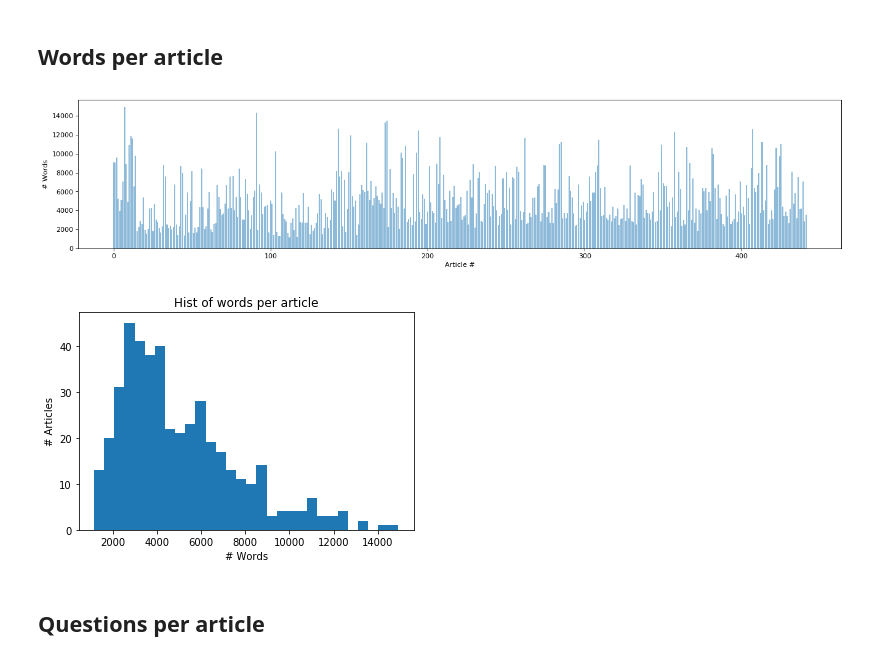
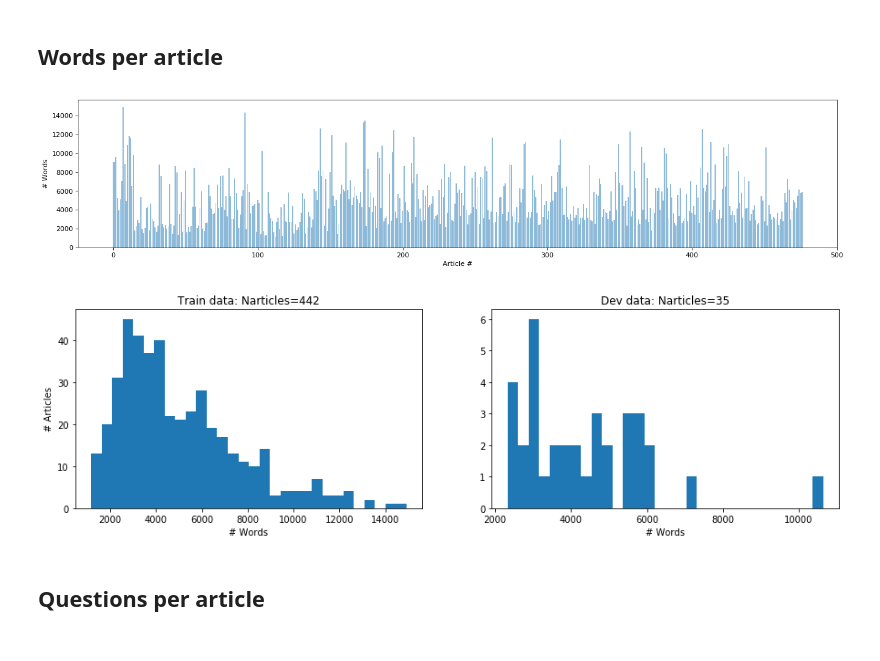
Before and after one commit to davestanley/mindpocket, a Jupyter notebook: play/data_EDA_FITB_generation.ipynb, the cells around one changed output. Saved outputs shown, nothing was run; the diff lists cells and outputs as text; code cells hidden in the pictures.

Commit message:
play/data_EDA_FITB_generation.ipynb: Now does EDA on both train and dev datasets

```diff
--- a/play/data_EDA_FITB_generation.ipynb
+++ b/play/data_EDA_FITB_generation.ipynb
@@ -14,4 +14,14 @@ sys.path.insert(0, os.path.join(curr_folder,'../app'))
 
 # Load the training data
 from utils import load_SQuAD_train
-arts = load_SQuAD_train()
+arts_train = load_SQuAD_train()
+
+# Load the testing data
+from utils import load_SQuAD_dev
+arts_dev = load_SQuAD_dev()
+# %%
+# All articles
+Ntrain = len(arts_train)
+Ndev = len(arts_dev)
+print ("Narticles in train = " +  str(len(arts_train)))
+print ("Narticles in dev = " +  str(len(arts_dev)))
@@ -18,5 +31,6 @@ arts = load_SQuAD_train()
 # %%
-# All articles
+# Merge arts together
+arts= arts_train + arts_dev
 Narticles = len(arts)
-print ("Narticles = " +  str(Narticles))
+print ("Narticles total = " +  str(len(arts)))
 # %% [output]
@@ -64,26 +78,31 @@ plt.show()
 # %%
 # Number of words per article
 
 awords = []
 for a in art:
     pwords = [len(p['context'].split()) for p in a['paragraphs']]
     awords.append(sum(pwords))
 
 
 figure(num=None, figsize=(20, 4), dpi=80, facecolor='w', edgecolor='k')
 plt.bar(range(len(awords)), awords, align='center', alpha=0.5)
 plt.xlabel('Article #')
 plt.ylabel('# Words')
 plt.show()
 
-plt.hist(awords, bins=30)  # arguments are passed to np.histogram
-plt.title("Hist of words per article")
-plt.ylabel('# Articles')
-plt.xlabel('# Words')
-plt.show()
+# figure(num=None, figsize=(15, 4), dpi=80, facecolor='w', edgecolor='k')
+f, (ax1, ax2) = plt.subplots(1, 2, sharey=False,figsize=(15, 4));
+ax1.hist(awords[0:Ntrain-1], bins=30);  # arguments are passed to np.histogram
+ax1.set_title("Train data: Narticles=" + str(Ntrain));
+ax1.set_ylabel('N Articles');
+ax1.set_xlabel('# Words');
+
+ax2.hist(awords[Ntrain:], bins=30);  # arguments are passed to np.histogram
+ax2.set_title("Dev data: Narticles=" + str(Ndev));
+ax2.set_xlabel('# Words');
 # %% [output]
-[figure, old version]
+[figure, new version]
-[figure, old version]
+[figure, new version]
 # %% [markdown]
 ## Questions per article
 # %%
```
Also changed, not shown: parts of 3 cells of this notebook.
